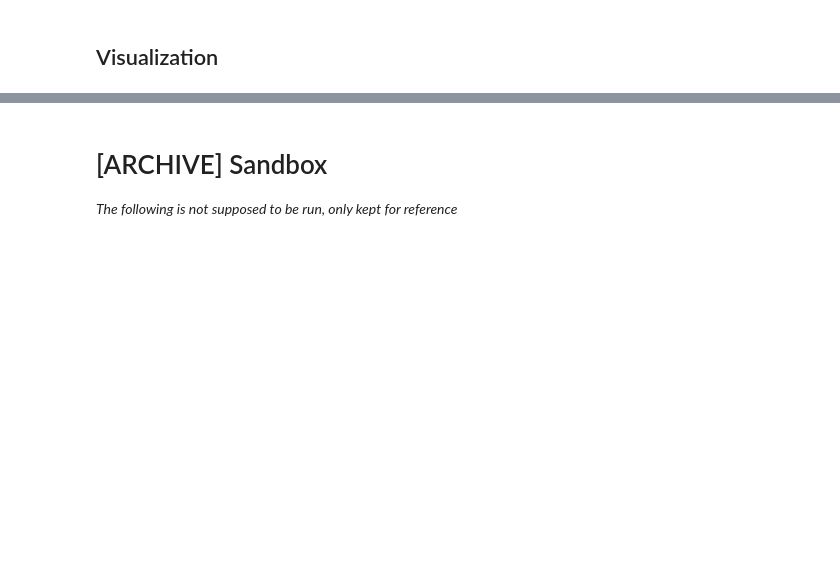
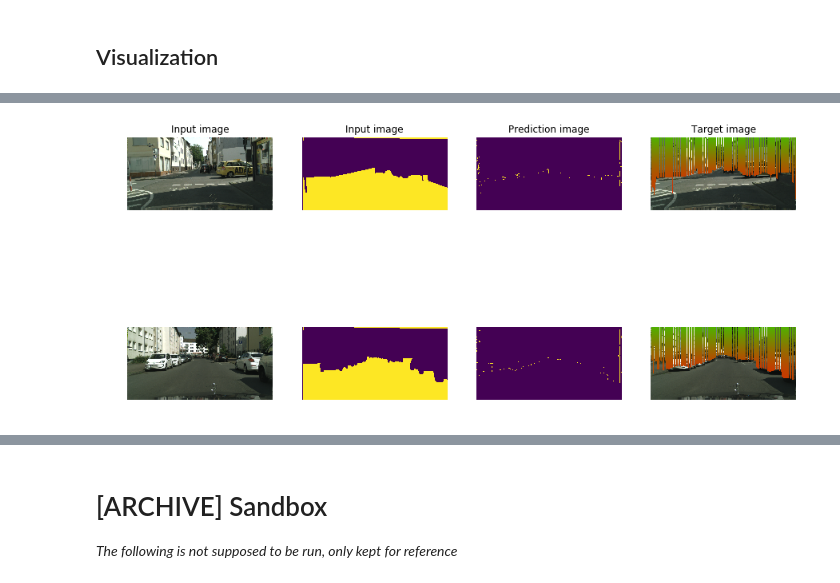
Before and after one commit to Zhuyue0324/dlcv1718, a Jupyter notebook: DL4CV_project.ipynb, the cells around one changed output, grey strips where cells are left out. Drawn from its saved outputs; the diff is of its cells as text; code cells hidden in the pictures; blank space fills up the shorter version.

```diff
--- a/DL4CV_project.ipynb
+++ b/DL4CV_project.ipynb
@@ -297,3 +297,101 @@ Slice width:  2048      Stride:    32   Number of Slices:    61
 KeyboardInterrupt:
 # %% [markdown]
  ## Visualization
+# %%
+def stixel_bar(color_img, label_img, stride):
+    label_img = np.squeeze(label_img)
+    color_img_rgb = color_img.transpose(1,2,0)
+    #label_img = reduce(label_img, ROAD_LABELS)
+    mask =np.where(label_img[40:980,:] > 0, 1, 0)
+    mask = np.diag(range(940)).dot(mask)
+    am = np.argmax(mask,0)
+    for i in range(2048):
+        if i%stride > 5:
+            #d=(int(proximity(i,am[i],alpha=0.000001))*2-50)
+            for j in range(am[i]):
+                d=(int(proximity(i,j,alpha=0.001, beta=0.4))*2-50)
+                color_img_rgb[j,i,:] = [d, 255-d,0]
+    return color_img_rgb
+
+NB_SAMPLE_IMGS = 2
+fig = plt.figure(figsize=(15, 4 * NB_SAMPLE_IMGS))
+OFFSET = SLICE_WIDTH - 2 * STRIDE
+for i in range (NB_SAMPLE_IMGS):
+    x,y=DATA_VAL[i]
+    inputs = x.unsqueeze(0)
+    outputs = inputs[:,0:2,:,:].clone()
+
+    for j in range (NUM_SLICES): #added
+
+            inputs_temp = inputs[:, :, :, j*STRIDE : j*STRIDE + SLICE_WIDTH]   ### added
+
+            if USE_GPU:
+                inputs_temp = inputs_temp.cuda()
+
+            inputs_temp = Variable(inputs_temp)
+            #print(outputs[:, :, :, i*STRIDE+OFFSET : (i+1)*STRIDE+OFFSET].shape)
+            #print(NET(inputs_temp).data[:, :, :, OFFSET : STRIDE+OFFSET].shape)
+            outputs[:, :, :, j*STRIDE+OFFSET : (j+1)*STRIDE+OFFSET]=\
+            NET(inputs_temp).data[:, :, :, OFFSET : STRIDE+OFFSET]
+    _, preds = torch.max(outputs, 1)
+    pred = preds[0].cpu()
+    print(pred.shape)
+    img, target = x.numpy(), y.numpy()
+
+
+
+
+    # img
+    plt.subplot(NB_SAMPLE_IMGS, 4, i * 4 + 1)
+    plt.axis('off')
+    plt.imshow(img.transpose(1,2,0))
+    if i == 0:
+        plt.title("Input image")
+    """
+
+    # target
+    plt.subplot(NB_SAMPLE_IMGS, 4, i * 4 + 2)
+    plt.axis('off')
+    plt.imshow(lowest_non_road_color(img, target))
+    if i == 0:
+        plt.title("Target image")
+    """
+    # target reduced to 2 classes
+    plt.subplot(NB_SAMPLE_IMGS, 4, i * 4 + 2)
+    plt.axis('off')
+    red = reduce(target, ROAD_LABELS)
+    plt.imshow(red)
+    if i == 0:
+        plt.title("Input image")
+
+    # pred
+    npred = pred.numpy()
+    plt.subplot(NB_SAMPLE_IMGS, 4, i * 4 + 3)
+    plt.axis('off')
+    es = edge_smoother(npred)
+    plt.imshow(es)
+    if i == 0:
+        plt.title("Prediction image")
+
+    # comparison
+    plt.subplot(NB_SAMPLE_IMGS, 4, i * 4 + 4)
+    plt.axis('off')
+    #comp = compare(red, es)
+    comp = stixel_bar(img, es, STRIDE)
+    plt.imshow(comp)
+    if i == 0:
+        plt.title("Target image")
+
+    # save it ==> TODO debug
+    IM = Image.fromarray((npred*255).astype('uint8'))
+    IM.save("pred_"+str(i)+".jpeg")
+    EG = Image.fromarray((es*255).astype('uint8'))
+    EG.save("canny_"+str(i)+".jpeg")
+    #scipy.misc.imsave('compare_'+str(i)+'.png', comp)
+
+    #CP = Image.fromarray(comp)
+    #"CP.save("compare_"+str(i)+".jpeg")
+
+fig.savefig('test.png')
+plt.show()
+# %% [output]
@@ -300,2 +400,3 @@ KeyboardInterrupt:
+[figure, added]
 # %%
 NB_SAMPLE_IMGS = 2
```
Also changed, not shown: parts of 3 cells of this notebook, 1 other file.
